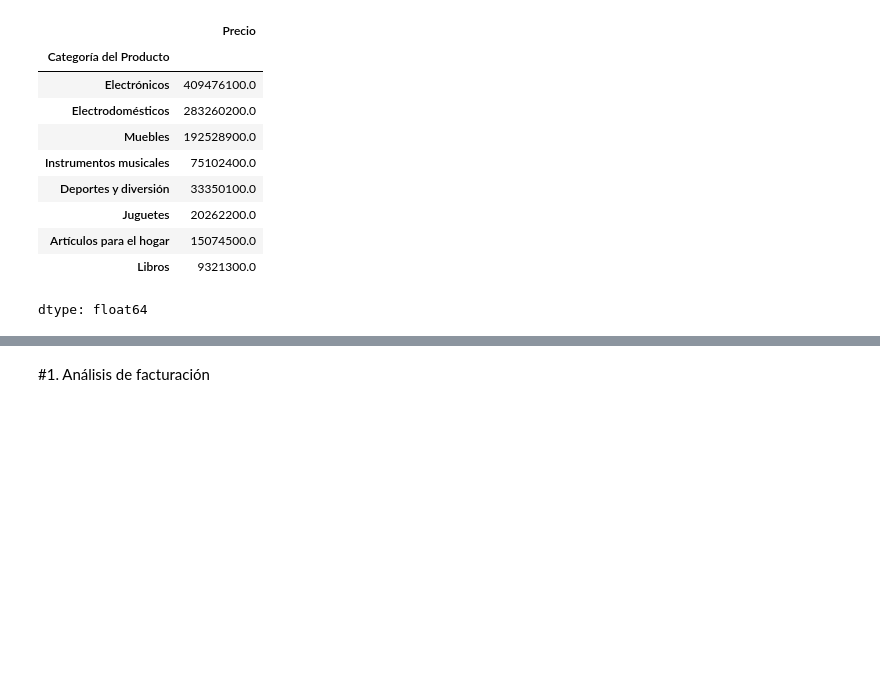
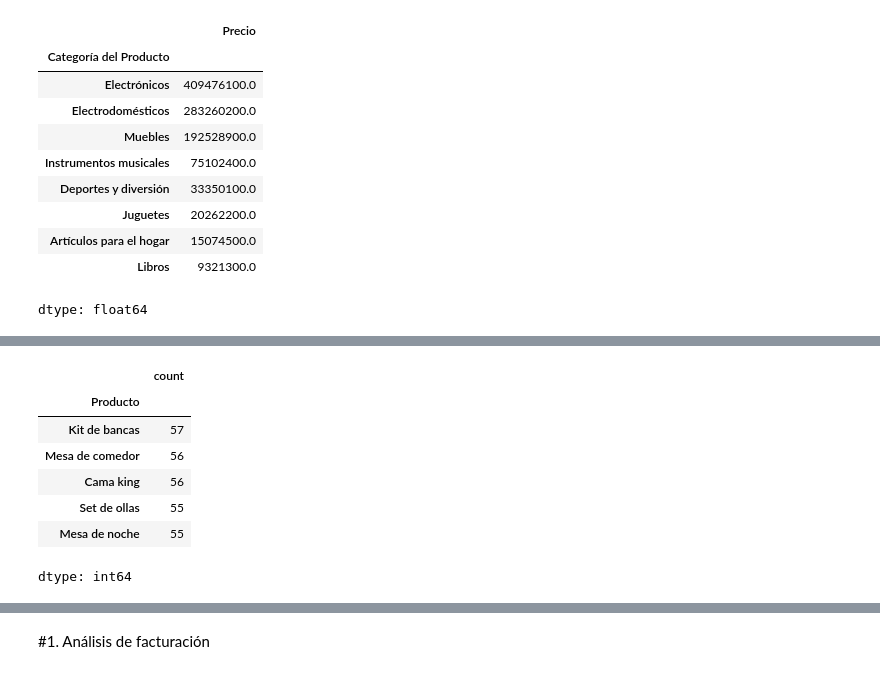
Before and after one commit to rluzav/challenge-alura-store-latam, a Jupyter notebook: Challenge-AluraStoreLatam.ipynb, the cells around one changed output, grey strips where cells are left out. Drawn from its saved outputs; the diff is of its cells as text; code cells hidden in the pictures; blank space fills up the shorter version.

```diff
--- a/Challenge-AluraStoreLatam.ipynb
+++ b/Challenge-AluraStoreLatam.ipynb
@@ -97,0 +145,11 @@ dtype: float64
+# %%
+tienda3['Producto'].value_counts().head(5)
+# %% [output]
+|  | count |
+| Producto |  |
+| Kit de bancas | 57 |
+| Mesa de comedor | 56 |
+| Cama king | 56 |
+| Set de ollas | 55 |
+| Mesa de noche | 55 |
+dtype: int64
```
Also changed, not shown: parts of 11 cells of this notebook.
